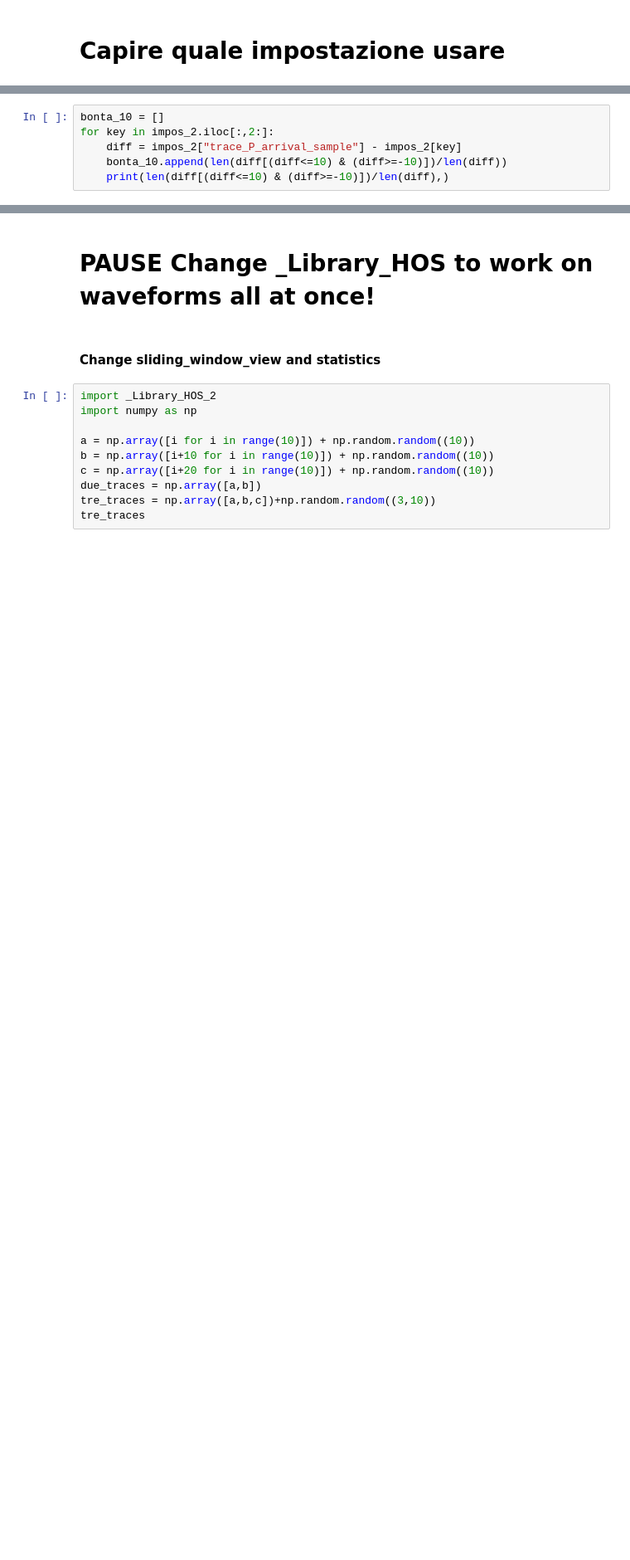
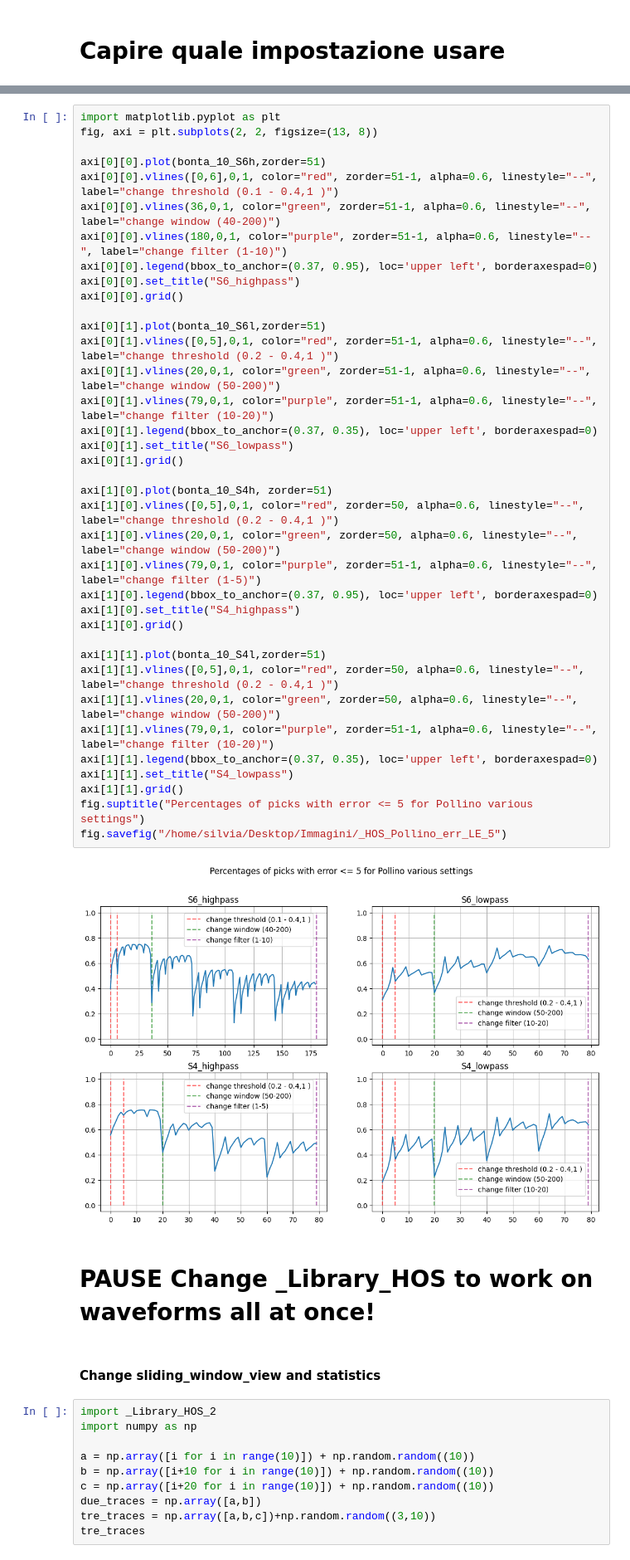
Before and after one commit to Nemenick/primoprogetto, a Jupyter notebook: Codici/_DETECT_HOS.ipynb, the cells around one changed output, grey strips where cells are left out. Shown at 83% size. Drawn from its saved outputs; the diff is of its cells as text; blank space fills up the shorter version.

```diff
--- a/Codici/_DETECT_HOS.ipynb
+++ b/Codici/_DETECT_HOS.ipynb
@@ -72,6 +66,0 @@ impos_2[0:1]
-# %%
-bonta_10 = []
-for key in impos_2.iloc[:,2:]:
-    diff = impos_2["trace_P_arrival_sample"] - impos_2[key]
-    bonta_10.append(len(diff[(diff<=10) & (diff>=-10)])/len(diff))
-    print(len(diff[(diff<=10) & (diff>=-10)])/len(diff),)
@@ -154,3 +97,42 @@ DataFrame senza colonne duplicate:
+# %%
+import matplotlib.pyplot as plt
+fig, axi = plt.subplots(2, 2, figsize=(13, 8))
+
+axi[0][0].plot(bonta_10_S6h,zorder=51)
+axi[0][0].vlines([0,6],0,1, color="red", zorder=51-1, alpha=0.6, linestyle="--", label="change threshold (0.1 - 0.4,1 )")
+axi[0][0].vlines(36,0,1, color="green", zorder=51-1, alpha=0.6, linestyle="--", label="change window (40-200)")
+axi[0][0].vlines(180,0,1, color="purple", zorder=51-1, alpha=0.6, linestyle="--", label="change filter (1-10)")
+axi[0][0].legend(bbox_to_anchor=(0.37, 0.95), loc='upper left', borderaxespad=0)
+axi[0][0].set_title("S6_highpass")
+axi[0][0].grid()
+
+axi[0][1].plot(bonta_10_S6l,zorder=51)
+axi[0][1].vlines([0,5],0,1, color="red", zorder=51-1, alpha=0.6, linestyle="--", label="change threshold (0.2 - 0.4,1 )")
+axi[0][1].vlines(20,0,1, color="green", zorder=51-1, alpha=0.6, linestyle="--", label="change window (50-200)")
+axi[0][1].vlines(79,0,1, color="purple", zorder=51-1, alpha=0.6, linestyle="--", label="change filter (10-20)")
+axi[0][1].legend(bbox_to_anchor=(0.37, 0.35), loc='upper left', borderaxespad=0)
+axi[0][1].set_title("S6_lowpass")
+axi[0][1].grid()
+
+axi[1][0].plot(bonta_10_S4h, zorder=51)
+axi[1][0].vlines([0,5],0,1, color="red", zorder=50, alpha=0.6, linestyle="--", label="change threshold (0.2 - 0.4,1 )")
+axi[1][0].vlines(20,0,1, color="green", zorder=50, alpha=0.6, linestyle="--", label="change window (50-200)")
+axi[1][0].vlines(79,0,1, color="purple", zorder=51-1, alpha=0.6, linestyle="--", label="change filter (1-5)")
+axi[1][0].legend(bbox_to_anchor=(0.37, 0.95), loc='upper left', borderaxespad=0)
+axi[1][0].set_title("S4_highpass")
+axi[1][0].grid()
+
+axi[1][1].plot(bonta_10_S4l,zorder=51)
+axi[1][1].vlines([0,5],0,1, color="red", zorder=50, alpha=0.6, linestyle="--", label="change threshold (0.2 - 0.4,1 )")
+axi[1][1].vlines(20,0,1, color="green", zorder=50, alpha=0.6, linestyle="--", label="change window (50-200)")
+axi[1][1].vlines(79,0,1, color="purple", zorder=51-1, alpha=0.6, linestyle="--", label="change filter (10-20)")
+axi[1][1].legend(bbox_to_anchor=(0.37, 0.35), loc='upper left', borderaxespad=0)
+axi[1][1].set_title("S4_lowpass")
+axi[1][1].grid()
+fig.suptitle("Percentages of picks with error <= 5 for Pollino various settings")
+fig.savefig("/home/silvia/Desktop/Immagini/_HOS_Pollino_err_LE_5")
+# %% [output]
+[figure, added]
 # %% [markdown]
 #  PAUSE Change _Library_HOS to work on waveforms all at once!
 # %% [markdown]
```
Also changed, not shown: parts of 21 cells of this notebook, 4 other files.
